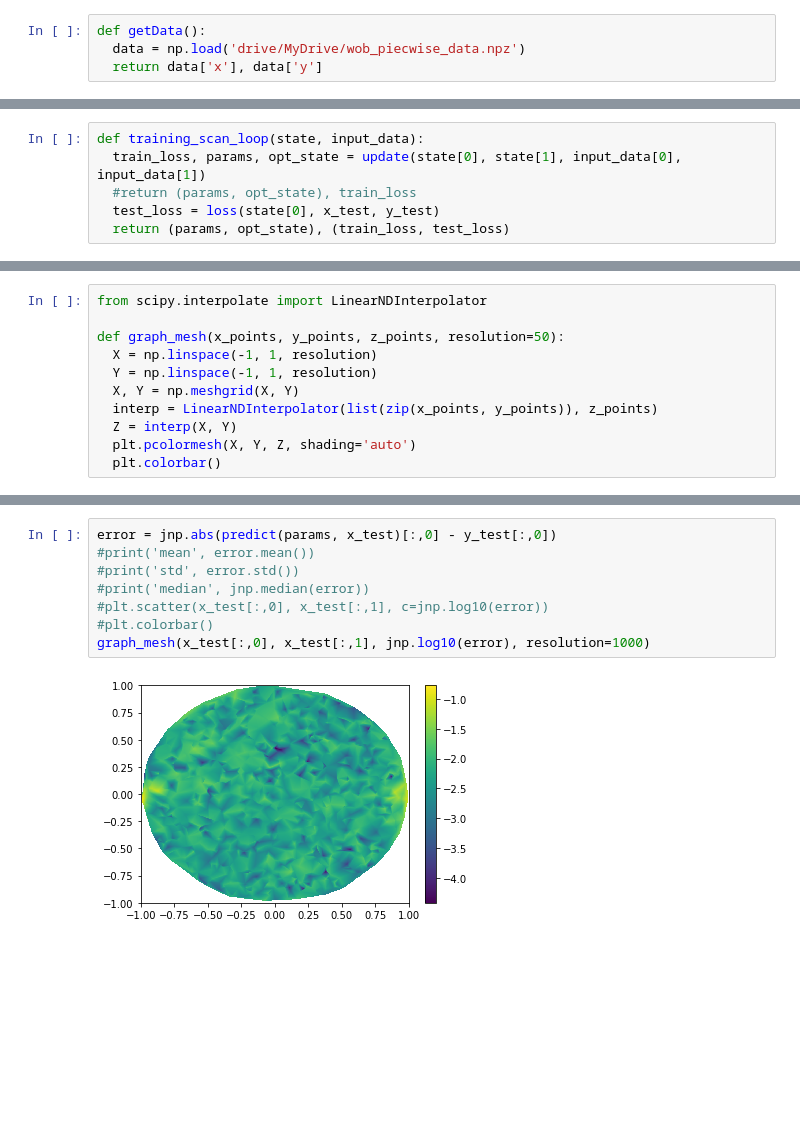
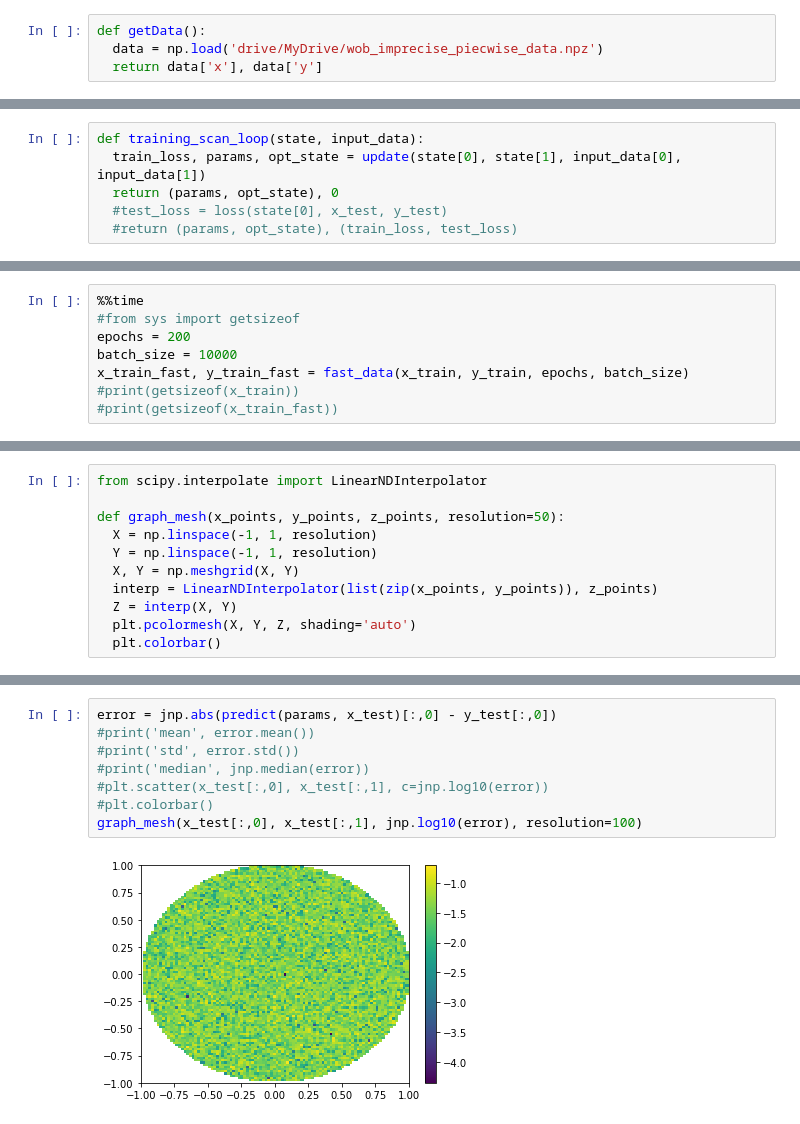
Before and after one commit to AmandinChyba/Project1-Fields-2022, a Jupyter notebook: Deep_Learning/wobNN.ipynb, the cells around one changed output, grey strips where cells are left out. Drawn from its saved outputs; the diff is of its cells as text; blank space fills up the shorter version.

Commit message:
tested on larger dataset
ran into some memory issues. I think it's because the recorded loss array becomes way too large. Might need to convert to a fori_loop. also the graphs are pretty :)

```diff
--- a/Deep_Learning/wobNN.ipynb
+++ b/Deep_Learning/wobNN.ipynb
@@ -24,7 +29,7 @@ import matplotlib.pyplot as plt
 # Data
 # %%
 def getData():
-  data = np.load('drive/MyDrive/wob_piecwise_data.npz')
+  data = np.load('drive/MyDrive/wob_imprecise_piecwise_data.npz')
   return data['x'], data['y']
 # %%
 def test_train_split(x, y, train_percentage=0.8):
@@ -102,9 +107,9 @@ def update(params, opt_state, input_data, actual_data):
 # %%
 def training_scan_loop(state, input_data):
   train_loss, params, opt_state = update(state[0], state[1], input_data[0], input_data[1])
-  #return (params, opt_state), train_loss
-  test_loss = loss(state[0], x_test, y_test)
-  return (params, opt_state), (train_loss, test_loss)
+  return (params, opt_state), 0
+  #test_loss = loss(state[0], x_test, y_test)
+  #return (params, opt_state), (train_loss, test_loss)
 # %%
 @jax.jit
 def train_fast(params, opt_state, x_train_fast, y_train_fast):
@@ -145,0 +151,8 @@ Wall time: 9.06 µs
+# %%
+%%time
+#from sys import getsizeof
+epochs = 200
+batch_size = 10000
+x_train_fast, y_train_fast = fast_data(x_train, y_train, epochs, batch_size)
+#print(getsizeof(x_train))
+#print(getsizeof(x_train_fast))
@@ -200,12 +212,12 @@ graph_mesh(x_test[:,0], x_test[:,1], jnp.log10(error), resolution=1000)
 # %%
 error = jnp.abs(predict(params, x_test)[:,0] - y_test[:,0])
 #print('mean', error.mean())
 #print('std', error.std())
 #print('median', jnp.median(error))
 #plt.scatter(x_test[:,0], x_test[:,1], c=jnp.log10(error))
 #plt.colorbar()
-graph_mesh(x_test[:,0], x_test[:,1], jnp.log10(error), resolution=1000)
+graph_mesh(x_test[:,0], x_test[:,1], jnp.log10(error), resolution=100)
 # %% [output]
-[figure, old version]
+[figure, new version]
 # %%
 error = jnp.abs(trueSoln(x_test.T) - y_test[:,0])
```
Also changed, not shown: parts of 9 cells of this notebook.
